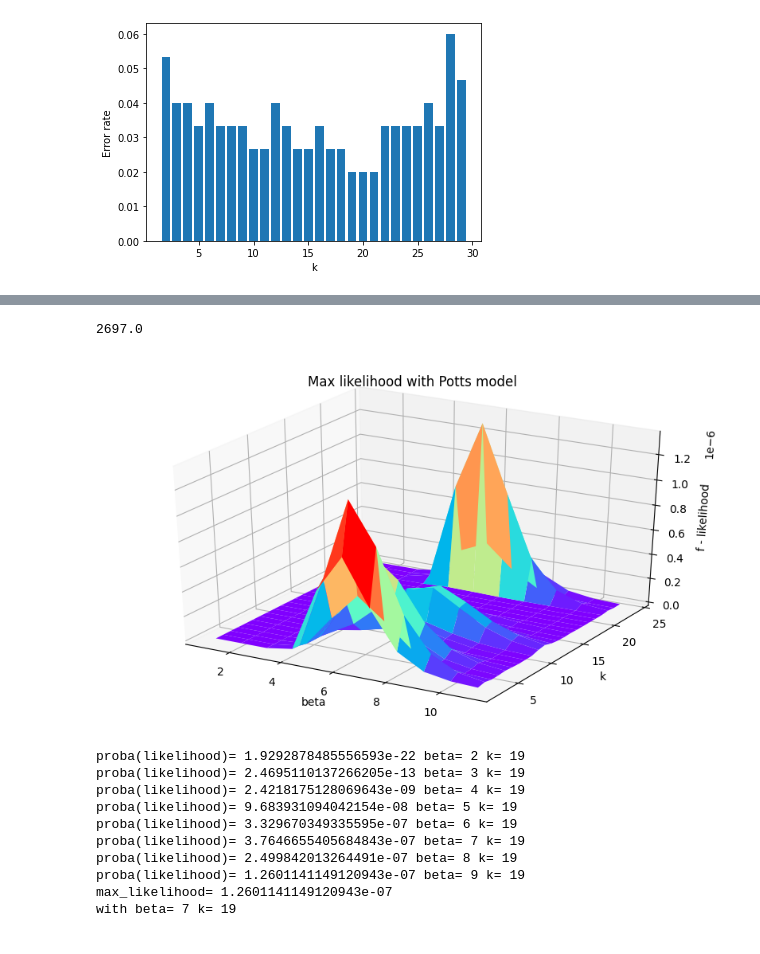
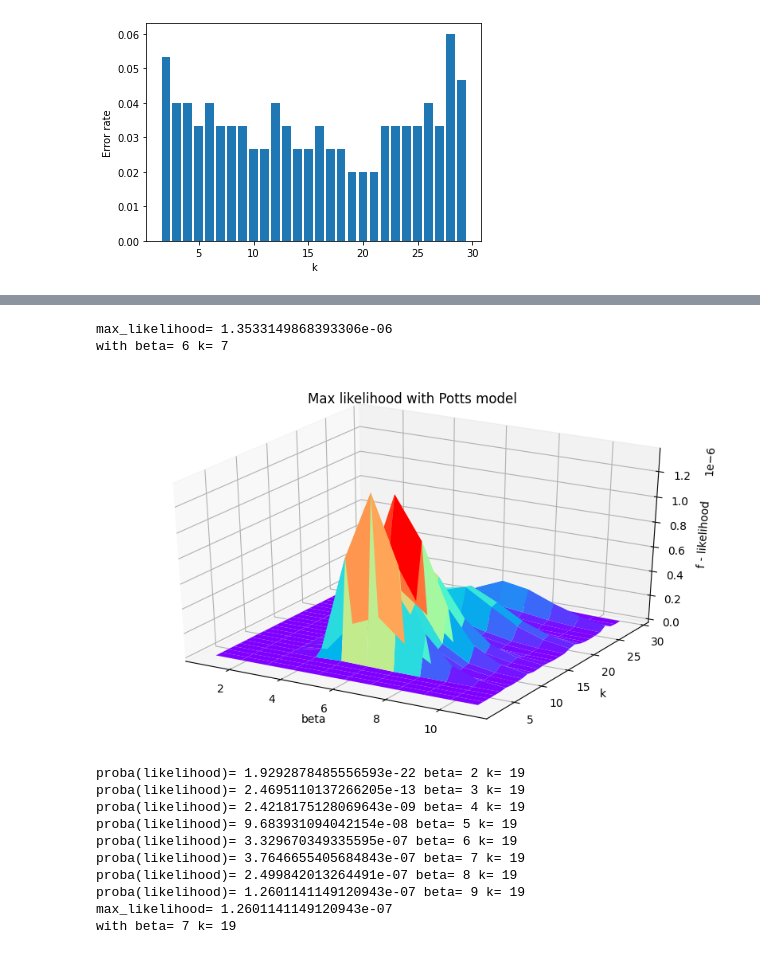
Before and after one commit to LANZhengyang/MFML_Bayesian_KNN, a Jupyter notebook: MFML.ipynb, the cells around one changed output, grey strips where cells are left out. Cells and saved outputs as stored; diff of their text form; code cells hidden in the pictures.

```diff
--- a/MFML.ipynb
+++ b/MFML.ipynb
@@ -83,7 +85,7 @@ class knn():
             number_mutual_neighbours+=1
       return number_mutual_neighbours
 
-#formula 1, when get = conditional
+#formula 1, when get = conditional, potts model
 def distribution(index,beta,X,y,k,get="joint",y_i=0):
   classifier = knn()
   Train_x=np.delete(X, index, axis=0)
@@ -101,6 +103,42 @@ def distribution(index,beta,X,y,k,get="joint",y_i=0):
     return all_dis/z
   elif get =="conditional":
     return all_dis[y_i]/z
+
+  # try to find the Maxlikelihood by different beta and k
+def Plot_Maxlikelihood_potts_model(beta_min,beta_max,k_min,k_max,X,y):
+
+    para_all=np.zeros([len(range(beta_min,beta_max)),len(range(k_min,k_max))])
+    para=[0,0]
+    proba_max=0
+    for beta in range(beta_min,beta_max):
+      for k in range(k_min,k_max):
+        proba=1
+        for n in range(len(y)):
+          proba=proba*distribution(index=n,beta=beta,X=X,y=y,k=k,get="conditional",y_i=y[n])
+
+        para_all[beta-beta_min][k-k_min]=proba
+        if proba>proba_max:
+          proba_max = proba
+          para[0]=beta
+          para[1]=k
+    print("max_likelihood=",proba_max)
+    print("with beta=",para[0],"k=",para[1])
+    fig = plt.figure(figsize=(10,6),dpi=100)
+    ax3 = plt.axes(projection='3d')
+    #data
+    beta = np.arange(beta_min,beta_max)
+    k = np.arange(k_min,k_max)
+    beta, k = np.meshgrid(beta, k)
+
+    Z = para_all[beta-beta_min,k-k_min]
+
+    ax3.plot_surface(beta,k,Z,rstride = 1, cstride = 1,cmap='rainbow')
+    ax3.set_xlabel('beta')
+    ax3.set_ylabel('k')
+    ax3.set_zlabel('f - likelihood')
+    ax3.set_title("Max likelihood with Potts model")
+    plt.show()
+
 
 #formula 2
 def combined_predictors(X_given,beta,k,X,y,y_given):
@@ -125,7 +163,7 @@ def distribution_Boltzmann(index,beta,X,y,k,get="conditional",y_i=0):
   neighbors_index = classifier_temp.get_neighbours(X[index])
   for j in range(3):
     pr_y_i_left = classifier_temp.potential_function(X[index],j)
-    pr_y_i_right= classifier.mutual_neighbours(index,y_i=y[index])
+    pr_y_i_right= classifier.mutual_neighbours(index,y_i=j)
   #  print(pr_y_i_right)
     all_dis.append(np.exp((beta/k)*(pr_y_i_left+pr_y_i_right)))
   z = np.sum(all_dis)
@@ -170,8 +208,6 @@ def pseudo_likelihood_approximation(beta,X,y,k):
 
     return prob
 
-
-
 def Z(beta,k,X,y):
   s=0
   for i in range(len(y)):
@@ -194,7 +230,3 @@ def get_S(X=X,y=y,k=40):
         for i in range(k):
             s += classifier_neighbours.potential_function(X[j], y[j])
     return s/k
-# %%
-get_S(X=X[:90],y=y[:90],k=30)
-# %% [output]
-2697.0
@@ -221,23 +233,10 @@ print("with beta=",para[0],"k=",para[1])
-# %%
-fig = plt.figure(figsize=(10,6),dpi=100)
-ax3 = plt.axes(projection='3d')
-#data
-beta = np.arange(1,12)
-k = np.arange(2,25)
-beta, k = np.meshgrid(beta, k)
-
-Z = para_all[beta-1,k-2]
-
-
-#plot
-ax3.plot_surface(beta,k,Z,rstride = 1, cstride = 1,cmap='rainbow')
-ax3.set_xlabel('beta')
-ax3.set_ylabel('k')
-ax3.set_zlabel('f - likelihood')
-ax3.set_title("Max likelihood with Potts model")
-plt.show()
-# %% [output]
-[figure, removed]
+# %%
+# Find and plot the likelihood f in Potts model with given beta_min,beta_max,k_min,k_max
+Plot_Maxlikelihood_potts_model(1,12,2,30,X,y)
+# %% [output]
+max_likelihood= 1.3533149868393306e-06
+with beta= 6 k= 7
+[figure, added]
 # %%
 para=[0,0]
 proba_max=0
```
Also changed, not shown: parts of 4 cells of this notebook.
